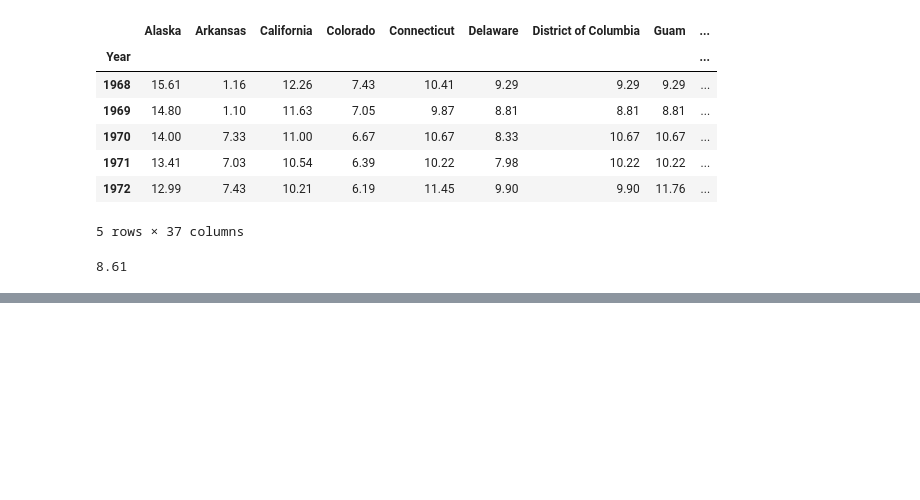
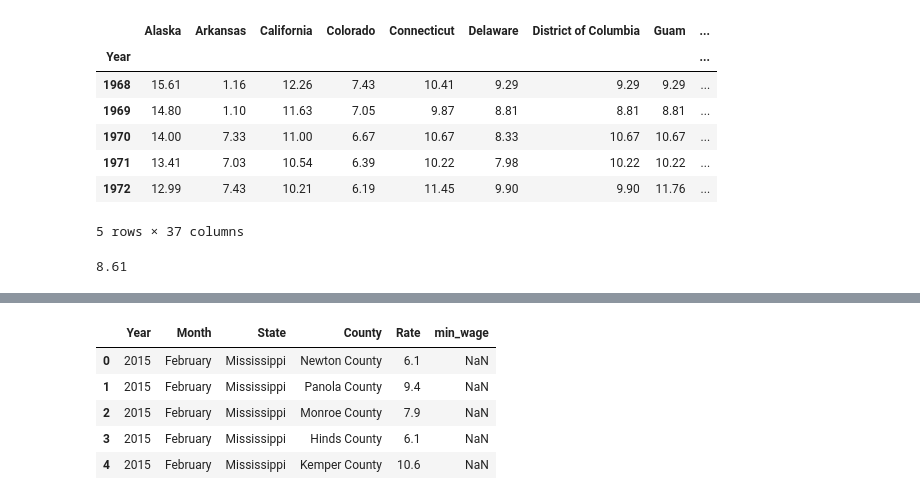
Before and after one commit to SiddheshDaphane/US-Minimum-Wage-by-State-Data-Analysis, a Jupyter notebook: min_wage.ipynb, the cells around one changed output, grey strips where cells are left out. Saved outputs shown, nothing was run; the diff lists cells and outputs as text; code cells hidden in the pictures; blank space fills up the shorter version.

```diff
--- a/min_wage.ipynb
+++ b/min_wage.ipynb
@@ -561,3 +561,5 @@ def get_min_wage(year, state):
 get_min_wage(2012, "Colorado")
 # %% [output]
 8.61
+# %%
+unemp_county['min_wage'] = list(map(get_min_wage, unemp_county['Year'], unemp_county["State"]))
@@ -563,0 +569,9 @@ get_min_wage(2012, "Colorado")
+# %%
+unemp_county.head()
+# %% [output]
+|  | Year | Month | State | County | Rate | min_wage |
+| 0 | 2015 | February | Mississippi | Newton County | 6.1 | NaN |
+| 1 | 2015 | February | Mississippi | Panola County | 9.4 | NaN |
+| 2 | 2015 | February | Mississippi | Monroe County | 7.9 | NaN |
+| 3 | 2015 | February | Mississippi | Hinds County | 6.1 | NaN |
+| 4 | 2015 | February | Mississippi | Kemper County | 10.6 | NaN |
```
Also changed, not shown: parts of 4 cells of this notebook.
